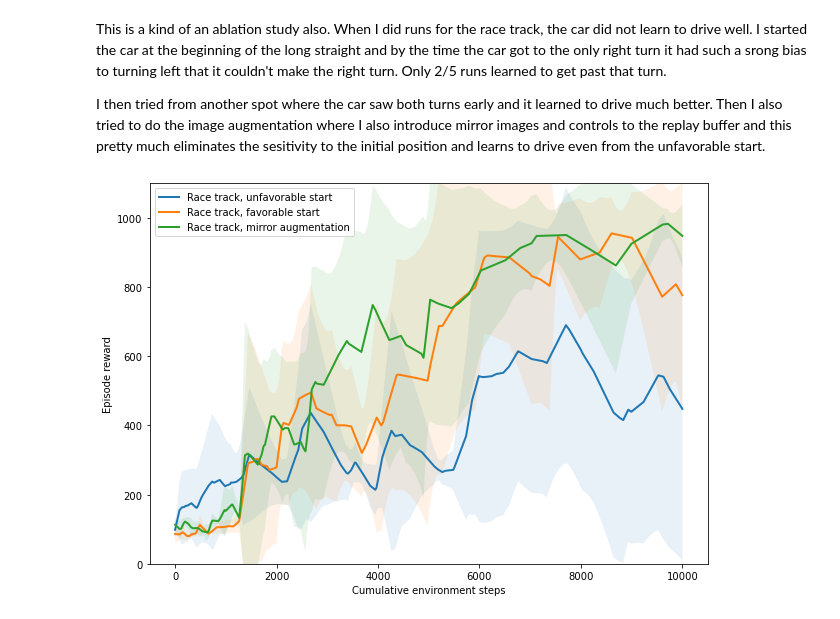
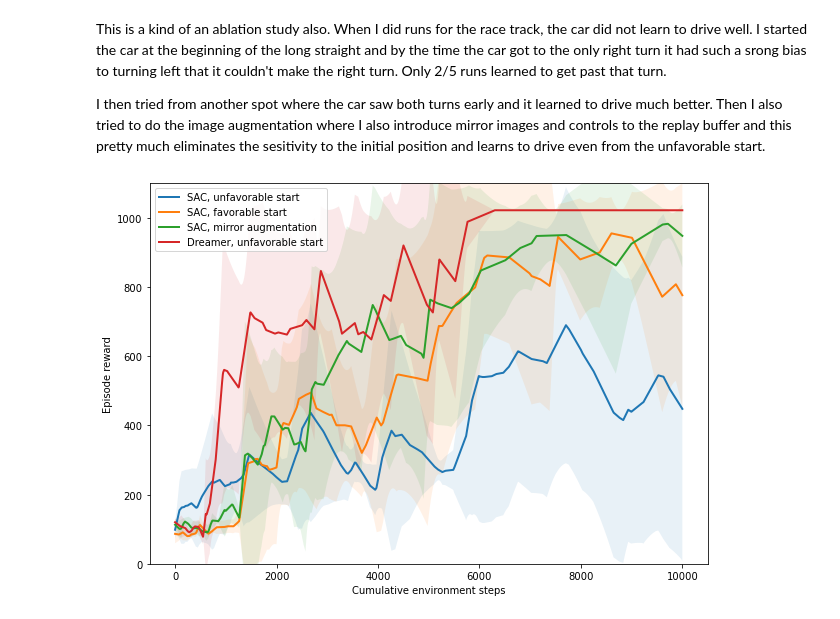
Before and after one commit to ari-viitala/RLDonkeyCar, a Jupyter notebook: analysis/Results.ipynb, the cells around one changed output. Cells and saved outputs as stored; diff of their text form; code cells hidden in the pictures.

Commit message:
Two more dreamer experiments

```diff
--- a/analysis/Results.ipynb
+++ b/analysis/Results.ipynb
@@ -131,9 +143,10 @@ This is a kind of an ablation study also. When I did runs for the race track, th
 I then tried from another spot where the car saw both turns early and it learned to drive much better. Then I also tried to do the image augmentation where I also introduce mirror images and controls to the replay buffer and this pretty much eliminates the sesitivity to the initial position and learns to drive even from the unfavorable start.
 # %%
 plt.figure(1, (10, 7))
-plot_run("./results/real_sac/track", "Race track, unfavorable start")
-plot_run("./results/real_sac/track_favorable_start", "Race track, favorable start")
-plot_run("./results/real_sac/track_aug", "Race track, mirror augmentation")
+plot_run("./results/real_sac/track", "SAC, unfavorable start")
+plot_run("./results/real_sac/track_favorable_start", "SAC, favorable start")
+plot_run("./results/real_sac/track_aug", "SAC, mirror augmentation")
+plot_run("./results/real_dreamer/track/", "Dreamer, unfavorable start")
 plt.show()
 # %% [output]
-[figure, old version]
+[figure, new version]
```
Also changed, not shown: parts of 11 cells of this notebook, 10 other files.
